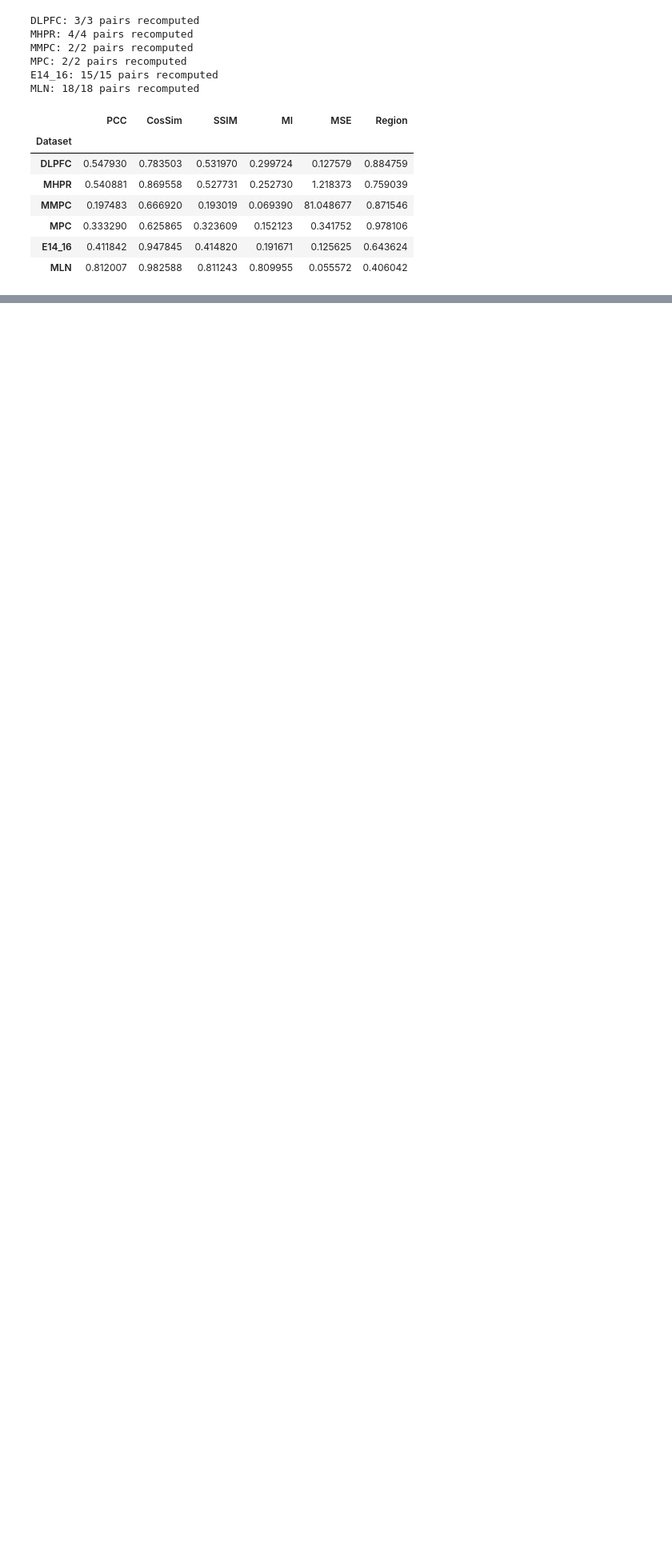
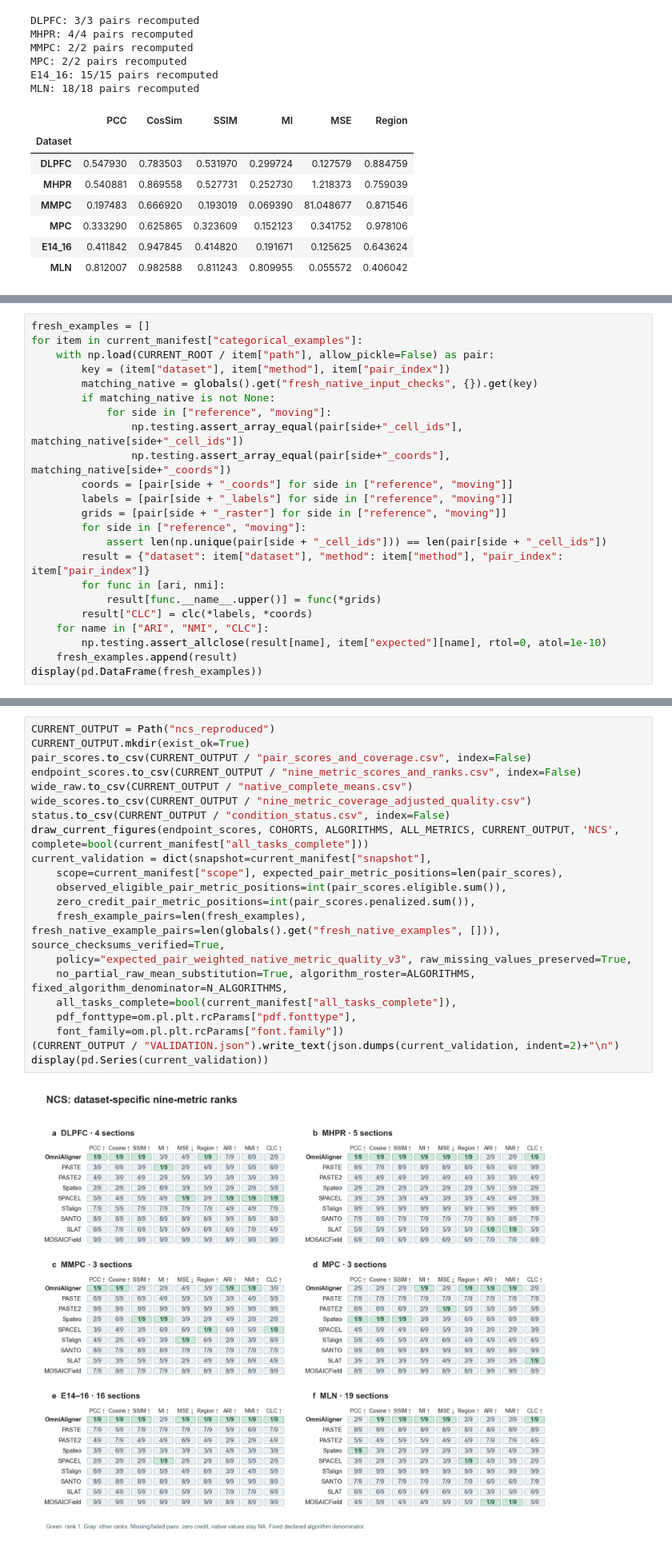
Before and after one commit to huboqiang/omnialigner, a Jupyter notebook: benchmarks/rev1/OmniAligner/notebooks/NCS_submission_table_reproduce.ipynb, the cells around one changed output, grey strips where cells are left out. Shown at 80% size. Cells and saved outputs as stored; diff of their text form; blank space fills up the shorter version.

Commit message:
Publish rev1 benchmark notebooks with saved figures

```diff
--- a/benchmarks/rev1/OmniAligner/notebooks/NCS_submission_table_reproduce.ipynb
+++ b/benchmarks/rev1/OmniAligner/notebooks/NCS_submission_table_reproduce.ipynb
@@ -694,0 +576,23 @@ PASS: complete submission table and ranking reproduced.
+# %%
+fresh_examples = []
+for item in current_manifest["categorical_examples"]:
+    with np.load(CURRENT_ROOT / item["path"], allow_pickle=False) as pair:
+        key = (item["dataset"], item["method"], item["pair_index"])
+        matching_native = globals().get("fresh_native_input_checks", {}).get(key)
+        if matching_native is not None:
+            for side in ["reference", "moving"]:
+                np.testing.assert_array_equal(pair[side+"_cell_ids"], matching_native[side+"_cell_ids"])
+                np.testing.assert_array_equal(pair[side+"_coords"], matching_native[side+"_coords"])
+        coords = [pair[side + "_coords"] for side in ["reference", "moving"]]
+        labels = [pair[side + "_labels"] for side in ["reference", "moving"]]
+        grids = [pair[side + "_raster"] for side in ["reference", "moving"]]
+        for side in ["reference", "moving"]:
+            assert len(np.unique(pair[side + "_cell_ids"])) == len(pair[side + "_cell_ids"])
+        result = {"dataset": item["dataset"], "method": item["method"], "pair_index": item["pair_index"]}
+        for func in [ari, nmi]:
+            result[func.__name__.upper()] = func(*grids)
+        result["CLC"] = clc(*labels, *coords)
+    for name in ["ARI", "NMI", "CLC"]:
+        np.testing.assert_allclose(result[name], item["expected"][name], rtol=0, atol=1e-10)
+    fresh_examples.append(result)
+display(pd.DataFrame(fresh_examples))
@@ -694,0 +1027,23 @@ PASS: complete submission table and ranking reproduced.
+# %%
+CURRENT_OUTPUT = Path("ncs_reproduced")
+CURRENT_OUTPUT.mkdir(exist_ok=True)
+pair_scores.to_csv(CURRENT_OUTPUT / "pair_scores_and_coverage.csv", index=False)
+endpoint_scores.to_csv(CURRENT_OUTPUT / "nine_metric_scores_and_ranks.csv", index=False)
+wide_raw.to_csv(CURRENT_OUTPUT / "native_complete_means.csv")
+wide_scores.to_csv(CURRENT_OUTPUT / "nine_metric_coverage_adjusted_quality.csv")
+status.to_csv(CURRENT_OUTPUT / "condition_status.csv", index=False)
+draw_current_figures(endpoint_scores, COHORTS, ALGORITHMS, ALL_METRICS, CURRENT_OUTPUT, 'NCS', complete=bool(current_manifest["all_tasks_complete"]))
+current_validation = dict(snapshot=current_manifest["snapshot"],
+    scope=current_manifest["scope"], expected_pair_metric_positions=len(pair_scores),
+    observed_eligible_pair_metric_positions=int(pair_scores.eligible.sum()),
+    zero_credit_pair_metric_positions=int(pair_scores.penalized.sum()),
+    fresh_example_pairs=len(fresh_examples), fresh_native_example_pairs=len(globals().get("fresh_native_examples", [])), source_checksums_verified=True,
+    policy="expected_pair_weighted_native_metric_quality_v3", raw_missing_values_preserved=True,
+    no_partial_raw_mean_substitution=True, algorithm_roster=ALGORITHMS, fixed_algorithm_denominator=N_ALGORITHMS,
+    all_tasks_complete=bool(current_manifest["all_tasks_complete"]),
+    pdf_fonttype=om.pl.plt.rcParams["pdf.fonttype"],
+    font_family=om.pl.plt.rcParams["font.family"])
+(CURRENT_OUTPUT / "VALIDATION.json").write_text(json.dumps(current_validation, indent=2)+"\n")
+display(pd.Series(current_validation))
+# %% [output]
+[figure, added]
```
Also changed, not shown: parts of 36 cells of this notebook, 36 other files.
